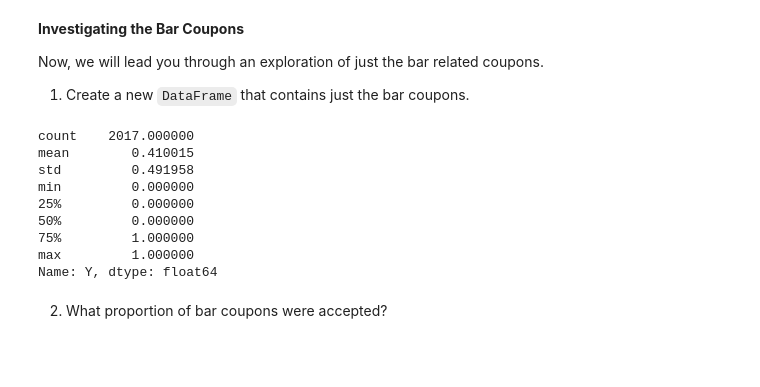
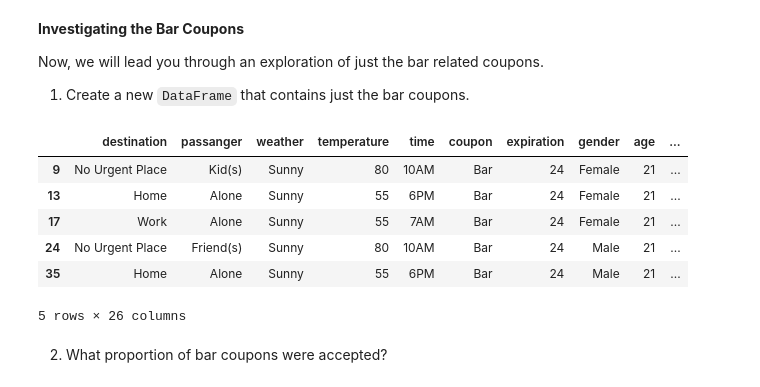
Before and after one commit to rajsandilya/UCL-assignment-5.1, a Jupyter notebook: prompt.ipynb, the cells around one changed output. Saved outputs shown, nothing was run; the diff lists cells and outputs as text; code cells hidden in the pictures; blank space fills up the shorter version.

```diff
--- a/prompt.ipynb
+++ b/prompt.ipynb
@@ -189,17 +182,15 @@ Now, we will lead you through an exploration of just the bar related coupons.
 1. Create a new `DataFrame` that contains just the bar coupons.
 # %%
 bar_coupon_data = data.query("coupon == 'Bar'")
-bar_coupon_data['Y'].describe()
+bar_coupon_data.head()
 # %% [output]
+|  | destination | passanger | weather | temperature | time | coupon | expiration | gender | age | ... |
+| 9 | No Urgent Place | Kid(s) | Sunny | 80 | 10AM | Bar | 24 | Female | 21 | ... |
+| 13 | Home | Alone | Sunny | 55 | 6PM | Bar | 24 | Female | 21 | ... |
+| 17 | Work | Alone | Sunny | 55 | 7AM | Bar | 24 | Female | 21 | ... |
+| 24 | No Urgent Place | Friend(s) | Sunny | 80 | 10AM | Bar | 24 | Male | 21 | ... |
+| 35 | Home | Alone | Sunny | 55 | 6PM | Bar | 24 | Male | 21 | ... |
-count    2017.000000
-mean        0.410015
-std         0.491958
-min         0.000000
-25%         0.000000
-50%         0.000000
-75%         1.000000
-max         1.000000
-Name: Y, dtype: float64
+5 rows × 26 columns
 # %% [markdown]
 2. What proportion of bar coupons were accepted?
 # %%
```
Also changed, not shown: parts of 7 cells of this notebook.
